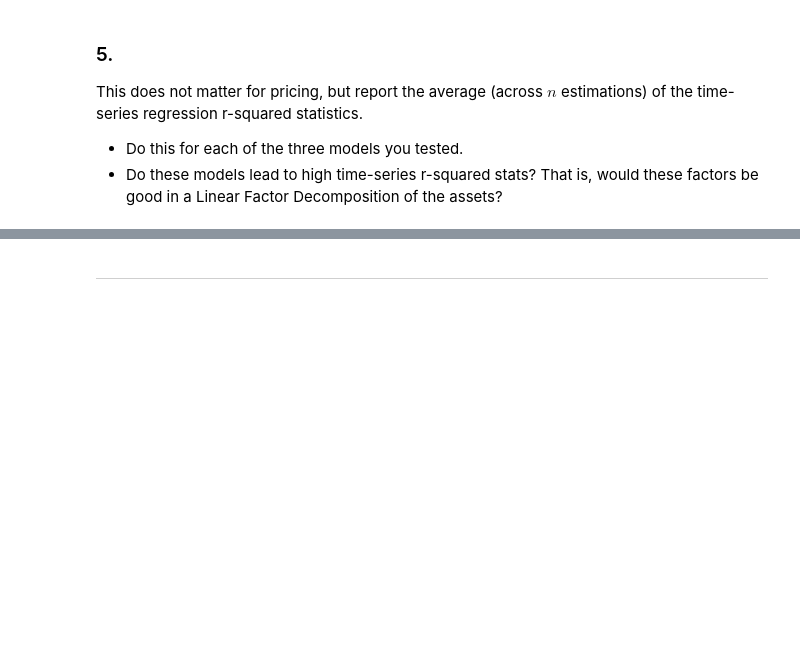
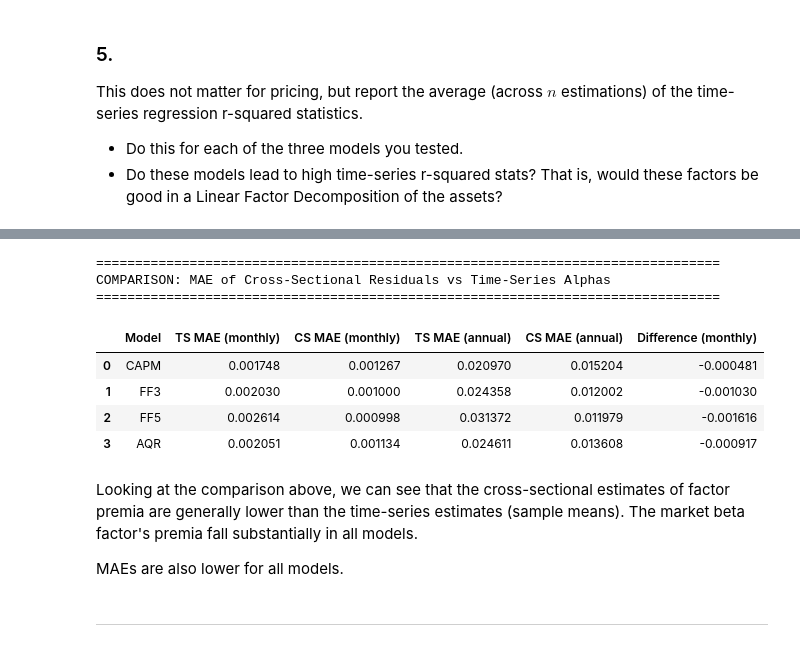
Before and after one commit to t-flora/portfolio-risk-mgmt, a Jupyter notebook: hw5/Smart-Beta-and-Factor-Investing.ipynb, the cells around one changed output, grey strips where cells are left out. Drawn from its saved outputs; the diff is of its cells as text; code cells hidden in the pictures; blank space fills up the shorter version.

```diff
--- a/hw5/Smart-Beta-and-Factor-Investing.ipynb
+++ b/hw5/Smart-Beta-and-Factor-Investing.ipynb
@@ -421,2 +572,39 @@ Recall that we found in `Homework 4` that the market premium went from being str
+# %%
+# Step 5: Compare MAE of cross-sectional residuals vs time-series alphas
+print("\n" + "=" * 80)
+print("COMPARISON: MAE of Cross-Sectional Residuals vs Time-Series Alphas")
+print("=" * 80)
+
+# Compute time-series MAE for all four models
+ts_mae = {
+    'CAPM': sum(abs(alpha) for alpha in model_alphas['CAPM'].values()) / len(model_alphas['CAPM']),
+    'FF3': sum(abs(alpha) for alpha in model_alphas['FF3'].values()) / len(model_alphas['FF3']),
+    'FF5': sum(abs(alpha) for alpha in model_alphas['FF5'].values()) / len(model_alphas['FF5']),
+    'AQR': sum(abs(alpha) for alpha in alphas.values()) / len(alphas)  # From earlier AQR test
+}
+
+mae_comparison = pd.DataFrame({
+    'Model': ['CAPM', 'FF3', 'FF5', 'AQR'],
+    'TS MAE (monthly)': [ts_mae[m] for m in ['CAPM', 'FF3', 'FF5', 'AQR']],
+    'CS MAE (monthly)': [cs_mae[m] for m in ['CAPM', 'FF3', 'FF5', 'AQR']],
+})
+mae_comparison['TS MAE (annual)'] = mae_comparison['TS MAE (monthly)'] * 12
+mae_comparison['CS MAE (annual)'] = mae_comparison['CS MAE (monthly)'] * 12
+mae_comparison['Difference (monthly)'] = mae_comparison['CS MAE (monthly)'] - mae_comparison['TS MAE (monthly)']
+
+display(mae_comparison)
+# %% [output]
+================================================================================
+COMPARISON: MAE of Cross-Sectional Residuals vs Time-Series Alphas
+================================================================================
+|  | Model | TS MAE (monthly) | CS MAE (monthly) | TS MAE (annual) | CS MAE (annual) | Difference (monthly) |
+| 0 | CAPM | 0.001748 | 0.001267 | 0.020970 | 0.015204 | -0.000481 |
+| 1 | FF3 | 0.002030 | 0.001000 | 0.024358 | 0.012002 | -0.001030 |
+| 2 | FF5 | 0.002614 | 0.000998 | 0.031372 | 0.011979 | -0.001616 |
+| 3 | AQR | 0.002051 | 0.001134 | 0.024611 | 0.013608 | -0.000917 |
+# %% [markdown]
+Looking at the comparison above, we can see that the cross-sectional estimates of factor premia are generally lower than the time-series estimates (sample means). The market beta factor's premia fall substantially in all models.
+
+MAEs are also lower for all models.
 # %% [markdown]
 ***
```
Also changed, not shown: parts of 9 cells of this notebook.
